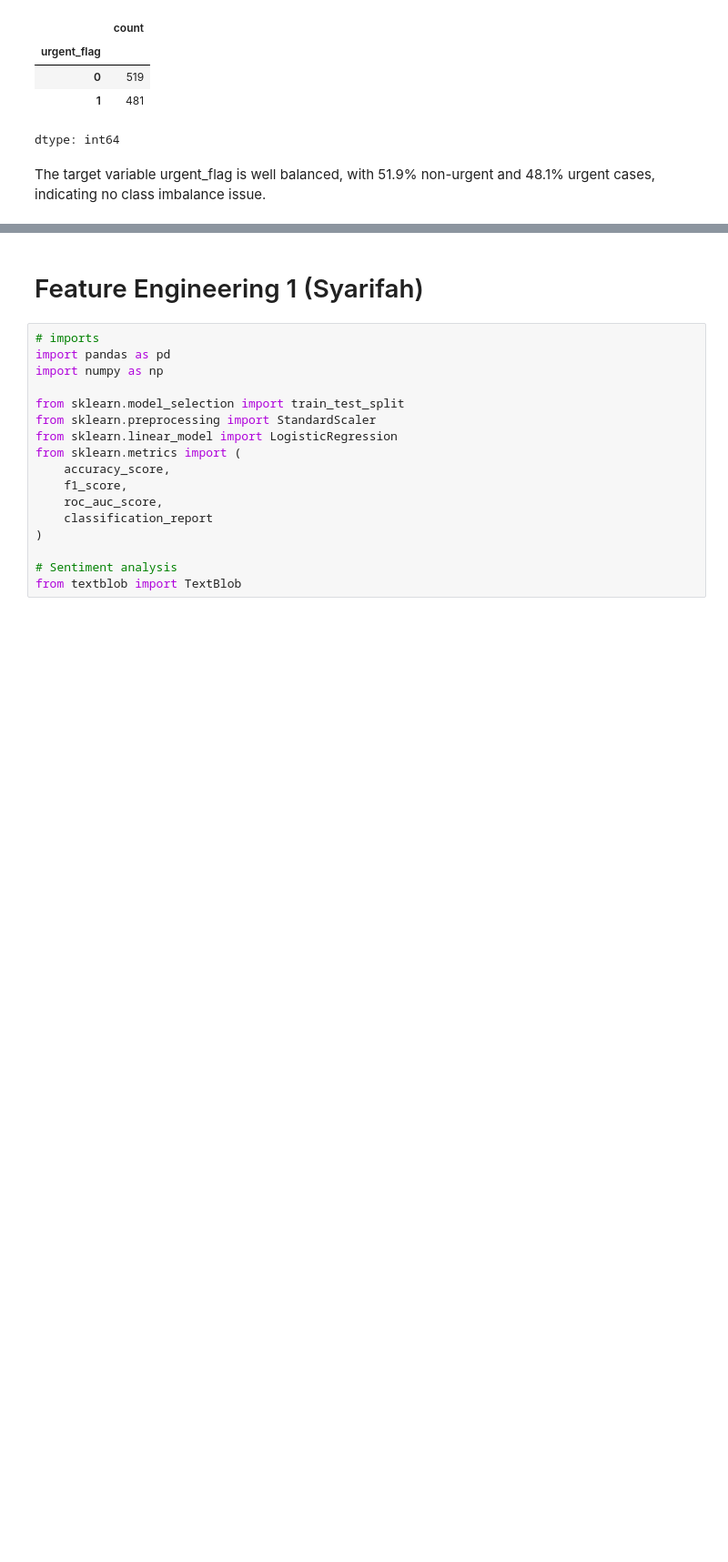
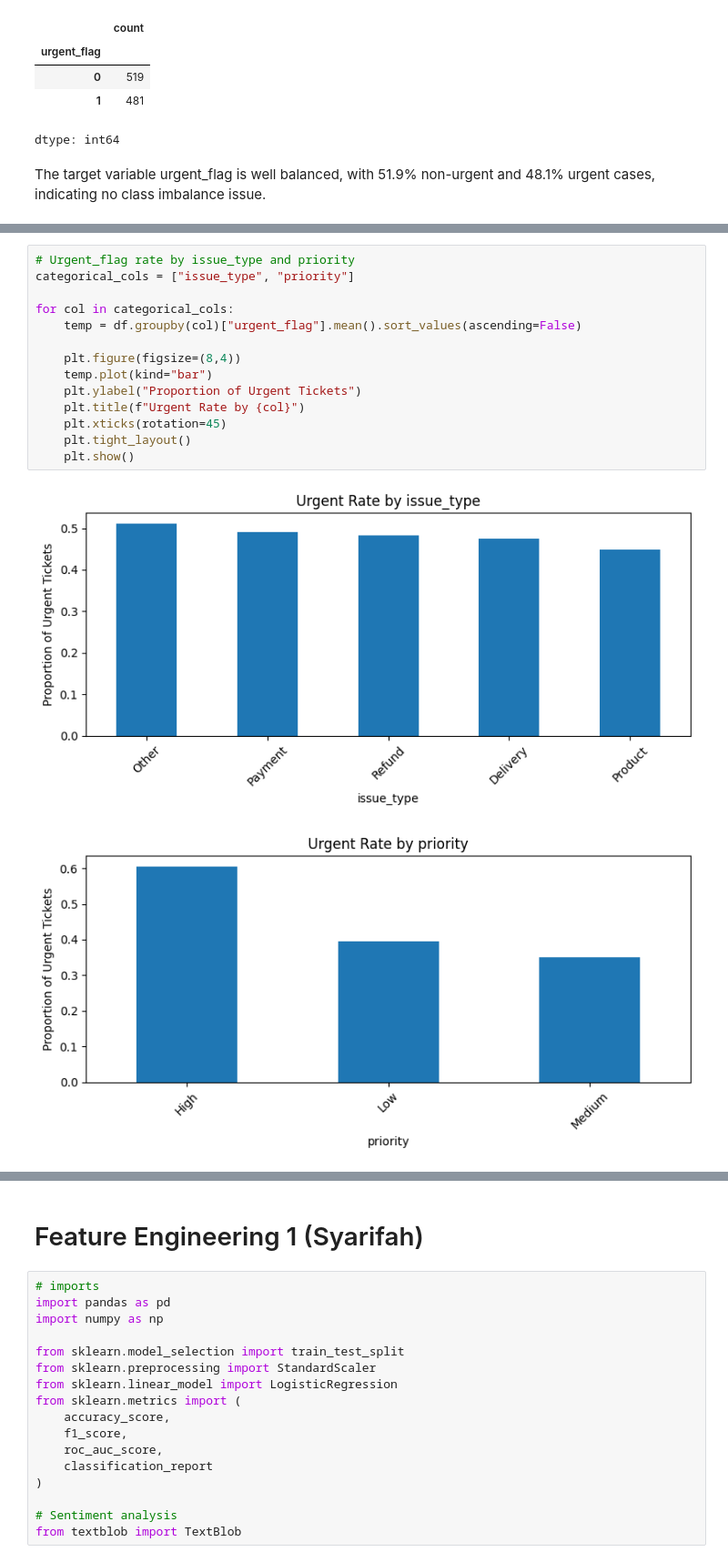
Before and after one commit to Bushraaaaaaaa/WIE3007-DMW-GroupAssignment, a Jupyter notebook: DMW_GroupProject.ipynb, the cells around one changed output, grey strips where cells are left out. Shown at 91% size. Cells and saved outputs as stored; diff of their text form; blank space fills up the shorter version.

```diff
--- a/DMW_GroupProject.ipynb
+++ b/DMW_GroupProject.ipynb
@@ -303,0 +317,17 @@ The target variable urgent_flag is well balanced, with 51.9% non-urgent and 48.1
+# %%
+# Urgent_flag rate by issue_type and priority
+categorical_cols = ["issue_type", "priority"]
+
+for col in categorical_cols:
+    temp = df.groupby(col)["urgent_flag"].mean().sort_values(ascending=False)
+
+    plt.figure(figsize=(8,4))
+    temp.plot(kind="bar")
+    plt.ylabel("Proportion of Urgent Tickets")
+    plt.title(f"Urgent Rate by {col}")
+    plt.xticks(rotation=45)
+    plt.tight_layout()
+    plt.show()
+# %% [output]
+[figure, added]
+[figure, added]
```
Also changed, not shown: parts of 3 cells of this notebook.
